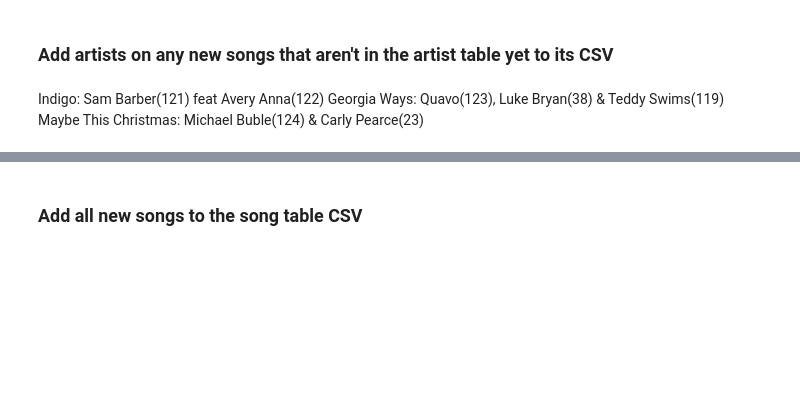
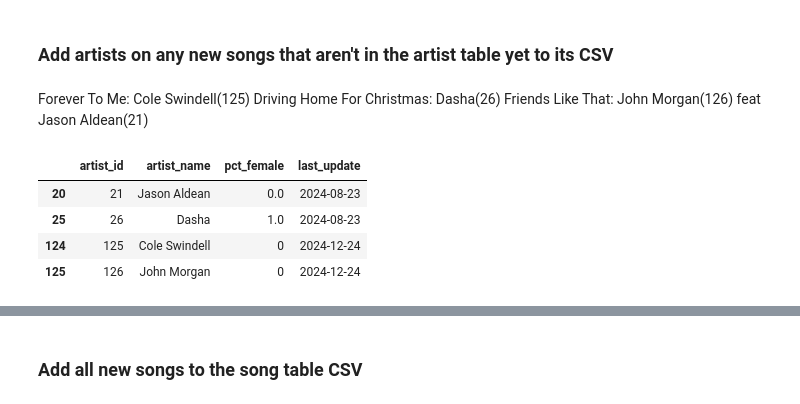
Before and after one commit to jwmanahan/billboard, a Jupyter notebook: add_new_week.ipynb, the cells around one changed output, grey strips where cells are left out. Drawn from its saved outputs; the diff is of its cells as text; code cells hidden in the pictures; blank space fills up the shorter version.

```diff
--- a/add_new_week.ipynb
+++ b/add_new_week.ipynb
@@ -132,19 +148,22 @@ NameError: name 'existing_song_to_rank' is not defined
 # %%
 df_artist = pd.read_csv('source_data/artist.csv')
 # %% [markdown]
-Indigo: Sam Barber(121) feat Avery Anna(122)
-Georgia Ways: Quavo(123), Luke Bryan(38) & Teddy Swims(119)
-Maybe This Christmas: Michael Buble(124) & Carly Pearce(23)
+Forever To Me: Cole Swindell(125)
+Driving Home For Christmas: Dasha(26)
+Friends Like That: John Morgan(126) feat Jason Aldean(21)
 # %%
 new_song_artists = [
-    'Sam Barber'
-    , 'Avery Anna'
-    , 'Quavo'
-    , 'Luke Bryan'
-    , 'Teddy Swims'
-    , 'Michael Buble'
-    , 'Carly Pearce'
+    'Cole Swindell'
+    , 'Dasha'
+    , 'John Morgan'
+    , 'Jason Aldean'
 ]
 df_artist[df_artist['artist_name'].isin(new_song_artists)]
+# %% [output]
+|  | artist_id | artist_name | pct_female | last_update |
+| 20 | 21 | Jason Aldean | 0.0 | 2024-08-23 |
+| 25 | 26 | Dasha | 1.0 | 2024-08-23 |
+| 124 | 125 | Cole Swindell | 0 | 2024-12-24 |
+| 125 | 126 | John Morgan | 0 | 2024-12-24 |
 # %%
 df_artist['artist_id'].max()
```
Also changed, not shown: parts of 28 cells of this notebook, 5 other files.
